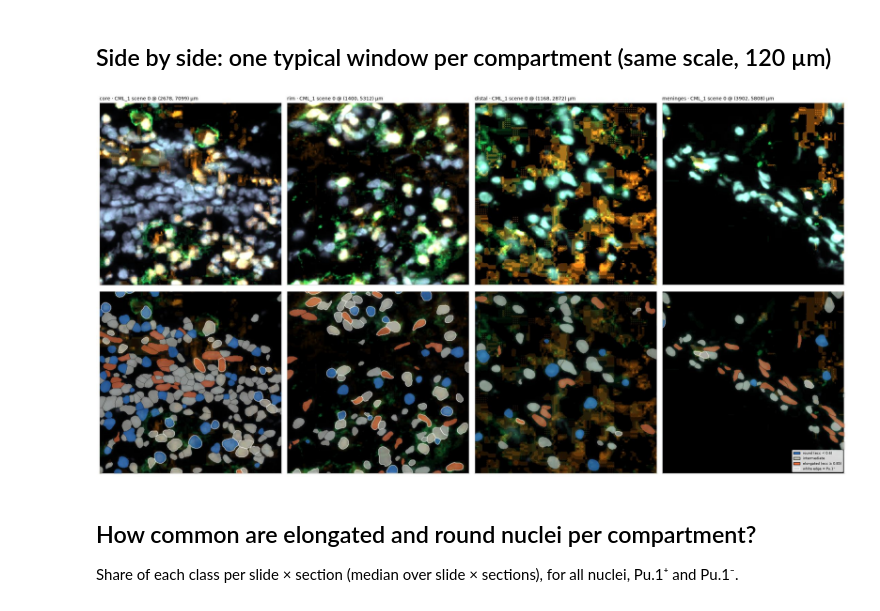
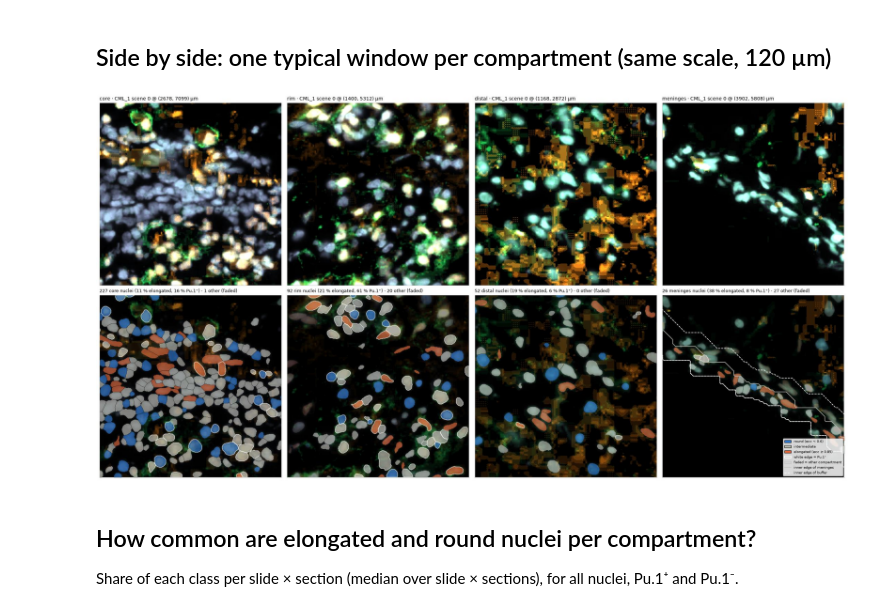
Before and after one commit to christoffermattssonlangseth/lesionSegmenter, a Jupyter notebook: results/notebooks/09_nuclear_elongation.ipynb, the cells around one changed output. Drawn from its saved outputs; the diff is of its cells as text; code cells hidden in the pictures.

```diff
--- a/results/notebooks/09_nuclear_elongation.ipynb
+++ b/results/notebooks/09_nuclear_elongation.ipynb
@@ -42,20 +50,21 @@ scenes: ['CML_1 scene 0', 'CML_2_rescan scene 0', 'CML_metal scene 0', 'CML_meta
 # %%
 order = ["core", "rim", "distal", "meninges"]
 fig, axes = plt.subplots(2, 4, figsize=(22, 11.5))
 for j, comp in enumerate(order):
     for r in runs:
         w = M.representative_windows(r.cells, comp_by_scene[r.name], comp, size_um=SIZE, n=1,
                                      min_frac=0.5 if comp == "meninges" else 0.8)
         if w:
             break
     x, y = w[0]
     M.plot_nuclei(axes[0, j], r, r.cells, x, y, SIZE, raw=True)
-    M.plot_nuclei(axes[1, j], r, r.cells, x, y, SIZE)
+    st = M.plot_nuclei(axes[1, j], r, r.cells, x, y, SIZE, comp=comp_by_scene[r.name], focus=comp)
     axes[0, j].set_title(f"{comp} · {r.name} @ ({x:.0f}, {y:.0f}) µm", loc="left", fontsize=10)
+    axes[1, j].set_title(M.stats_line(comp, st), loc="left", fontsize=9)
 M.class_legend(axes[1, -1])
 plt.tight_layout(); plt.show()
 # %% [output]
-[figure, old version]
+[figure, new version]
 # %% [markdown]
 ## How common are elongated and round nuclei per compartment?
 
```
Also changed, not shown: parts of 5 cells of this notebook, 2 other files.
